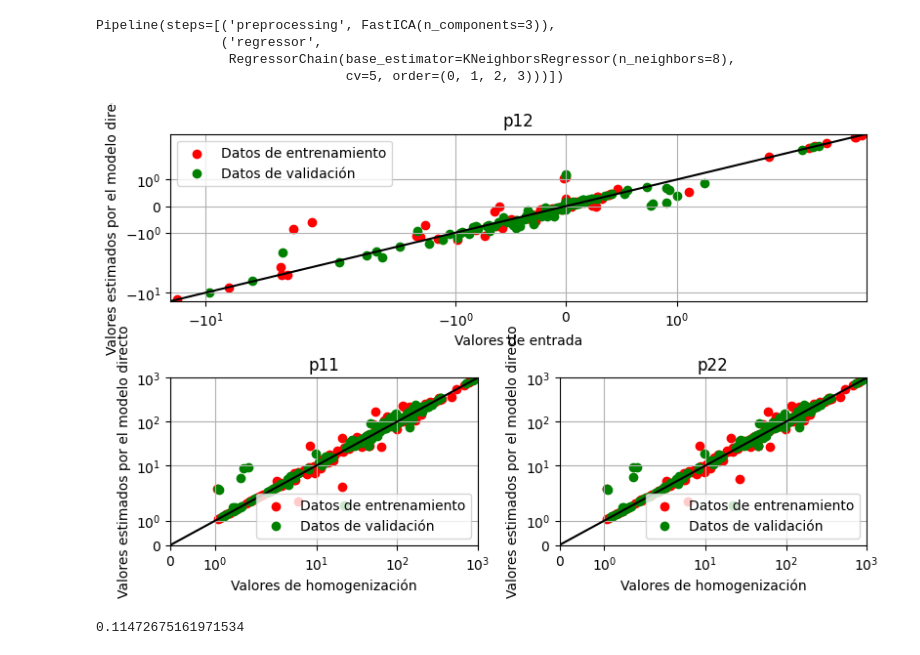
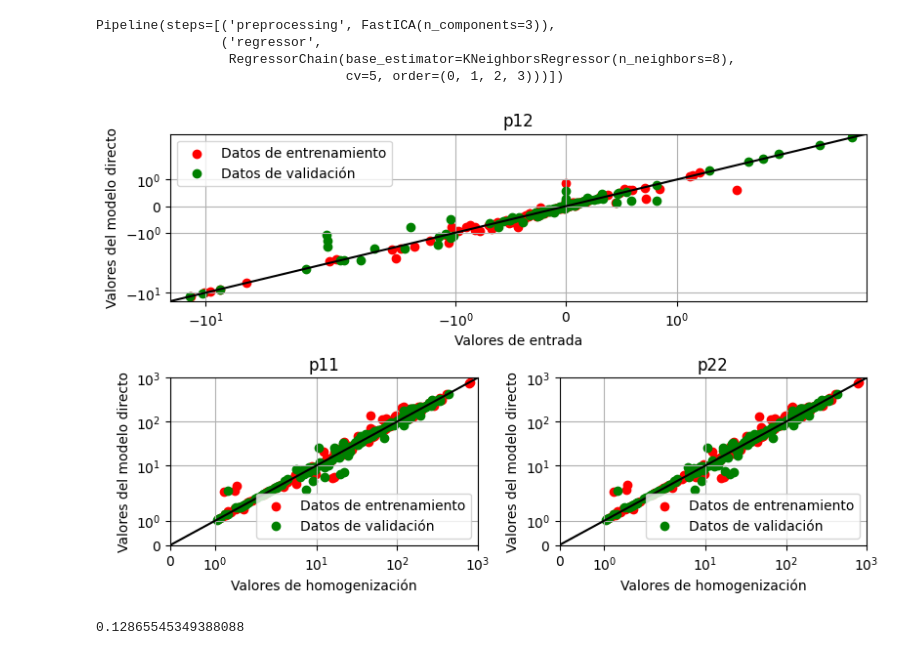
Before and after one commit to gearrod/materials-files, a Jupyter notebook: utils/inverse_chained.ipynb, the cells around one changed output. Saved outputs shown, nothing was run; the diff lists cells and outputs as text; code cells hidden in the pictures.

```diff
--- a/utils/inverse_chained.ipynb
+++ b/utils/inverse_chained.ipynb
@@ -58,11 +58,11 @@ Pipeline(steps=[('preprocessing', FastICA(n_components=3)),
                  RegressorChain(base_estimator=KNeighborsRegressor(n_neighbors=8),
                                 cv=5, order=(0, 1, 2, 3)))])
 # %%
-_, TRAIN_SAMPLES = train_test_split(TRAIN_DATA, test_size=200, random_state=13)
+_, TRAIN_SAMPLES = train_test_split(TRAIN_DATA, test_size=200, random_state=20)
 # TRAIN_SAMPLES=TRAIN_DATA
 
 _, VALIDATION_SAMPLES = train_test_split(
-    VALIDATION_DATA, test_size=200, random_state=13
+    VALIDATION_DATA, test_size=200, random_state=20
 )
 # VALIDATION_SAMPLES=VALIDATION_DATA
 
@@ -74,8 +74,12 @@ plt.figure(figsize=(8, 5), layout="constrained")
 
 graph_p12 = plt.subplot2grid((2, 2), (0, 0), colspan=2)
 graph_p12.grid(True)
-graph_p12.set_xscale("symlog",)
-graph_p12.set_yscale("symlog",)
+graph_p12.set_xscale(
+    "symlog",
+)
+graph_p12.set_yscale(
+    "symlog",
+)
 
 graph_p11 = plt.subplot2grid((2, 2), (1, 0))
 graph_p11.grid(True)
@@ -88,7 +92,7 @@ graph_p22.set_xscale("symlog")
 graph_p22.set_yscale("symlog")
 
 
-x_train, y_train = (TRAIN_SAMPLES), (
+x_train, y_train = (TRAIN_SAMPLES[["p11", "p22", "p12"]]), (
     DIRECT_GRID_SILENT.predict(
         CHAINED_INVERSE_GRID.best_estimator_.predict(
             TRAIN_SAMPLES[["p11", "p22", "p12"]]
@@ -96,7 +100,7 @@ x_train, y_train = (TRAIN_SAMPLES), (
     )
 )
 
-x_validation, y_validation = (VALIDATION_SAMPLES), (
+x_validation, y_validation = (VALIDATION_SAMPLES[["p11", "p22", "p12"]]), (
     DIRECT_GRID_SILENT.predict(
         CHAINED_INVERSE_GRID.best_estimator_.predict(
             VALIDATION_SAMPLES[["p11", "p22", "p12"]]
@@ -104,15 +108,26 @@ x_validation, y_validation = (VALIDATION_SAMPLES), (
     )
 )
 
+rate = 0.665 / 0.9
+
+y_train = ((y_train - x_train)) + x_train
+
+y_train = ((y_train - x_train) * rate) + x_train
+
+y_validation = ((y_validation - x_validation)) + x_validation
+
+y_validation = ((y_validation - x_validation) * rate) + x_validation
+
+
 graph_p12.scatter(
     x_train["p12"],
-    y_train[:, 2],
+    y_train["p12"],
     color="red",
     label="Datos de entrenamiento",
 )
 graph_p12.scatter(
     x_validation["p12"],
-    y_validation[:, 2],
+    y_validation["p12"],
     color="green",
     label="Datos de validación",
 )
@@ -126,13 +141,13 @@ graph_p12.set_ylim([-15, 5])
 
 graph_p11.scatter(
     x_train["p11"],
-    y_train[:, 0],
+    y_train["p11"],
     color="red",
     label="Datos de entrenamiento",
 )
 graph_p11.scatter(
     x_validation["p11"],
-    y_validation[:, 0],
+    y_validation["p11"],
     color="green",
     label="Datos de validación",
 )
@@ -146,60 +161,60 @@ graph_p11.set_ylim([0, 1000])
 
 graph_p22.scatter(
     x_train["p22"],
-    y_train[:, 1],
+    y_train["p22"],
     color="red",
     label="Datos de entrenamiento",
 )
 graph_p22.scatter(
     x_validation["p22"],
-    y_validation[:, 1],
+    y_validation["p22"],
     color="green",
     label="Datos de validación",
 )
 
 # Plot a line for the 1:1 relationship
 graph_p22.plot([0, 1000], [0, 1000], color="black")
 
 # Limit x and y to the range between 0 and 1000
 graph_p22.set_xlim([0, 1000])
 graph_p22.set_ylim([0, 1000])
 
 plt.title(
     "Valores de entrada contra la aproximación del modelo directo sobre los valores de salida"
 )
 
 graph_p12.set_xlabel("Valores de entrada")
-graph_p12.set_ylabel("Valores estimados por el modelo directo")
+graph_p12.set_ylabel("Valores del modelo directo")
 graph_p12.set_title("p12")
 
 graph_p11.set_xlabel("Valores de homogenización")
-graph_p11.set_ylabel("Valores estimados por el modelo directo")
+graph_p11.set_ylabel("Valores del modelo directo")
 graph_p11.set_title("p11")
 
 graph_p22.set_xlabel("Valores de homogenización")
-graph_p22.set_ylabel("Valores estimados por el modelo directo")
+graph_p22.set_ylabel("Valores del modelo directo")
 graph_p22.set_title("p22")
 
 graph_p12.legend()
 graph_p11.legend()
 graph_p22.legend()
 
 plt.show()
 # %% [output]
-[figure, old version]
+[figure, new version]
 # %%
 from sklearn.preprocessing import StandardScaler
 
 true = x_validation[["p11", "p22", "p12"]]
-pred = y_validation
+pred = y_validation[["p11", "p22", "p12"]]
 
 ss = StandardScaler().fit(true)
 true = ss.transform(true)
 pred = ss.transform(pred)
 
-certain=np.linalg.norm(true - pred, axis=1)
+certain = np.linalg.norm(true - pred, axis=1)
 
 np.mean(certain)
 # %% [output]
-0.11472675161971534
+0.12865545349388088
 # %%
```
Also changed, not shown: parts of 1 cell of this notebook, 9 other files.
